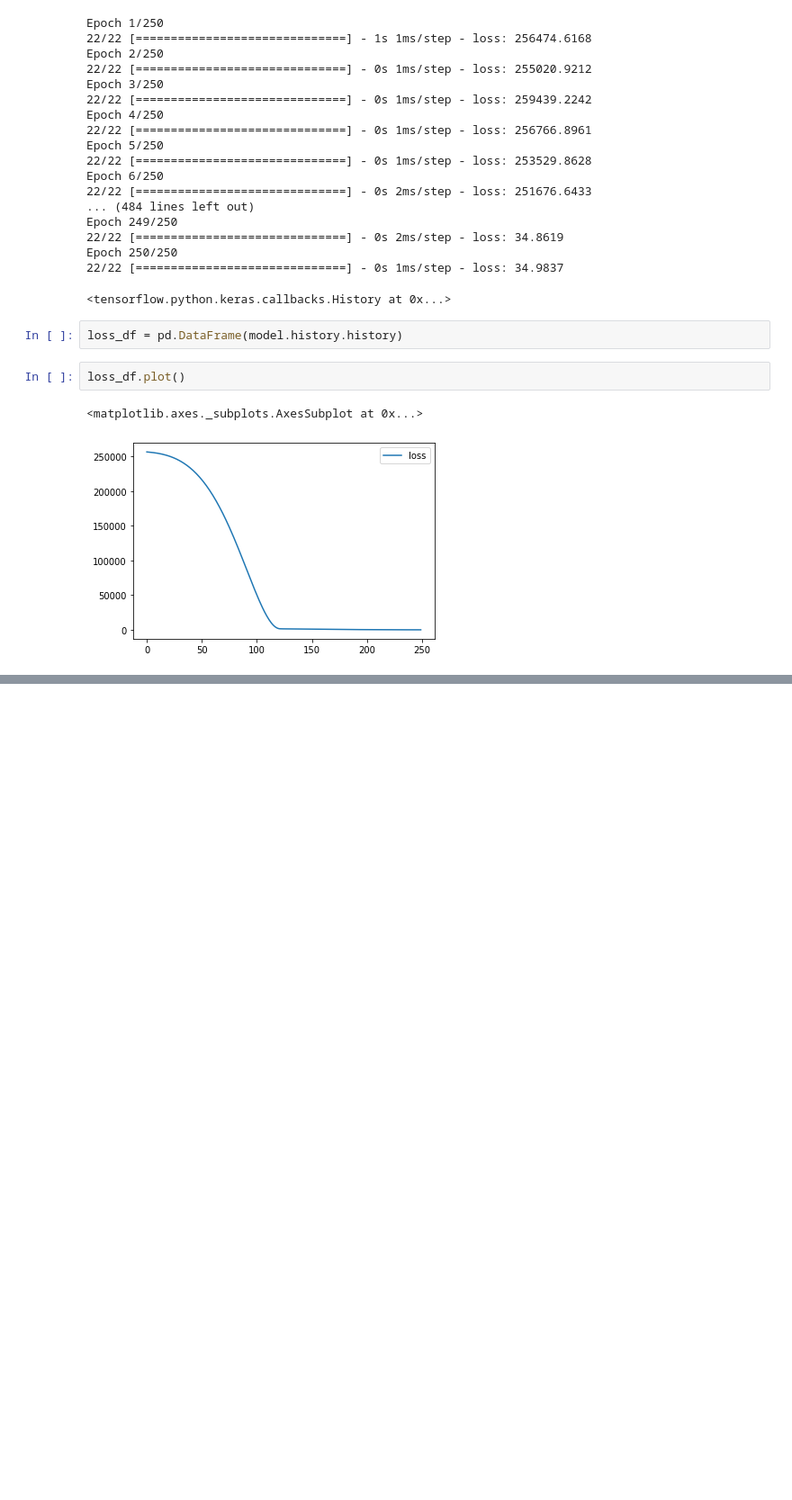
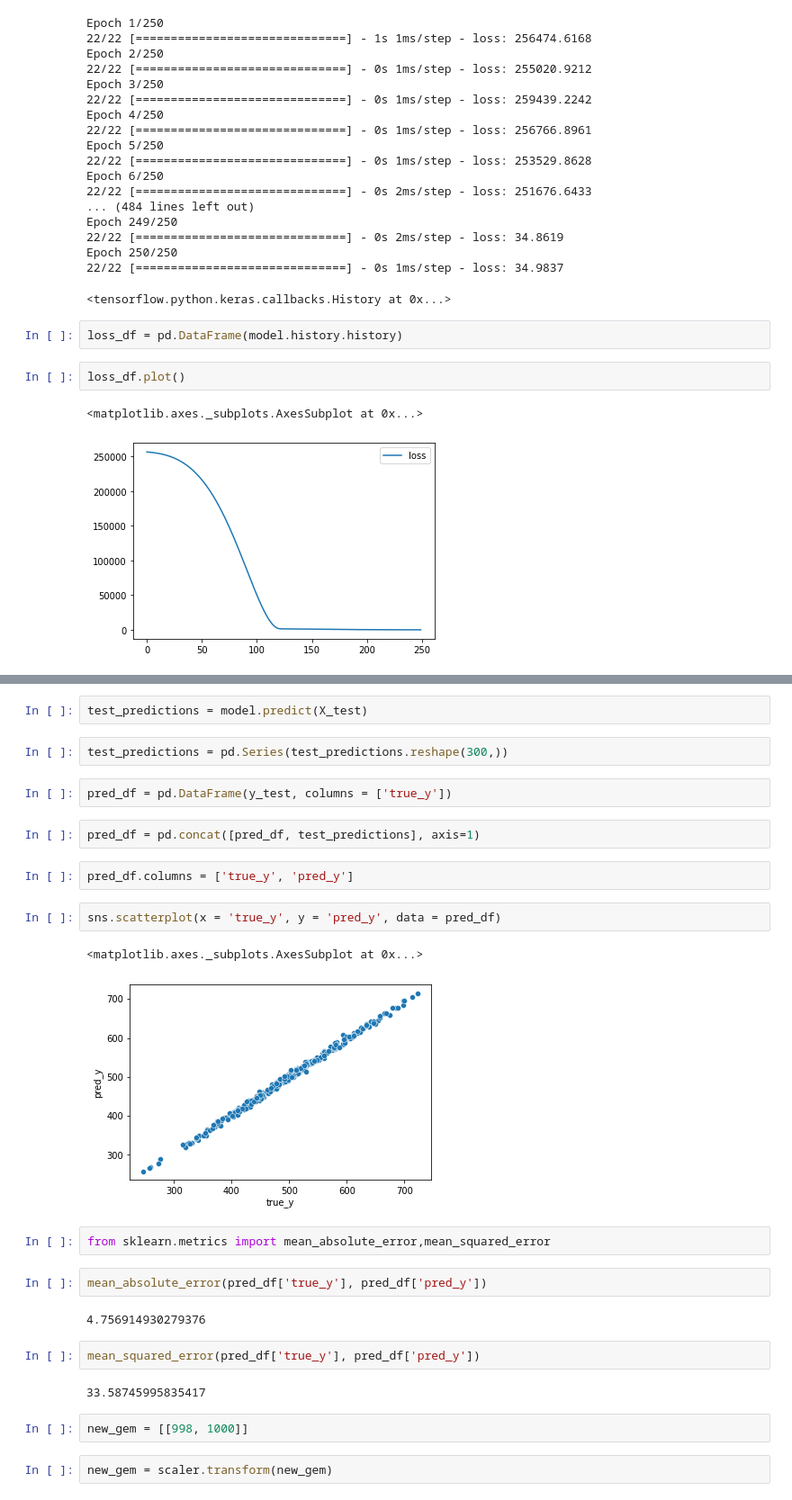
Before and after one commit to MaciejTeleon/TensorFlow, a Jupyter notebook: TensorFlow_intro.ipynb, the cells around one changed output, grey strips where cells are left out. Shown: that part at 90% size. Saved outputs shown, nothing was run; the diff lists cells and outputs as text; blank space fills up the shorter version.

```diff
--- a/TensorFlow_intro.ipynb
+++ b/TensorFlow_intro.ipynb
@@ -78,0 +87,29 @@ loss_df.plot()
+# %%
+test_predictions = model.predict(X_test)
+# %%
+test_predictions = pd.Series(test_predictions.reshape(300,))
+# %%
+pred_df = pd.DataFrame(y_test, columns = ['true_y'])
+# %%
+pred_df = pd.concat([pred_df, test_predictions], axis=1)
+# %%
+pred_df.columns = ['true_y', 'pred_y']
+# %%
+sns.scatterplot(x = 'true_y', y = 'pred_y', data = pred_df)
+# %% [output]
+<matplotlib.axes._subplots.AxesSubplot at 0x...>
+[figure, added]
+# %%
+from sklearn.metrics import mean_absolute_error,mean_squared_error
+# %%
+mean_absolute_error(pred_df['true_y'], pred_df['pred_y'])
+# %% [output]
+4.756914930279376
+# %%
+mean_squared_error(pred_df['true_y'], pred_df['pred_y'])
+# %% [output]
+33.58745995835417
+# %%
+new_gem = [[998, 1000]]
+# %%
+new_gem = scaler.transform(new_gem)
```
Also changed, not shown: parts of 3 cells of this notebook.
